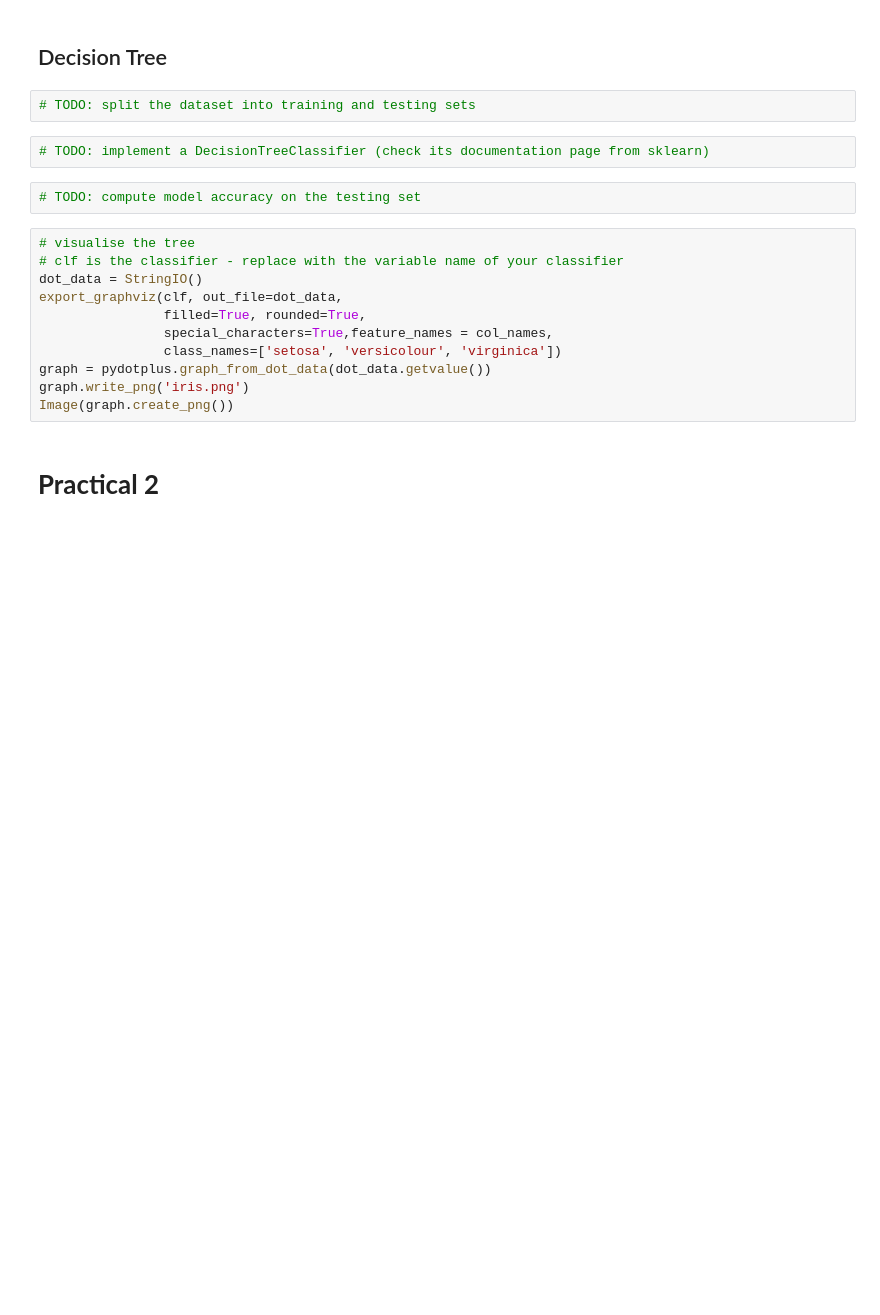
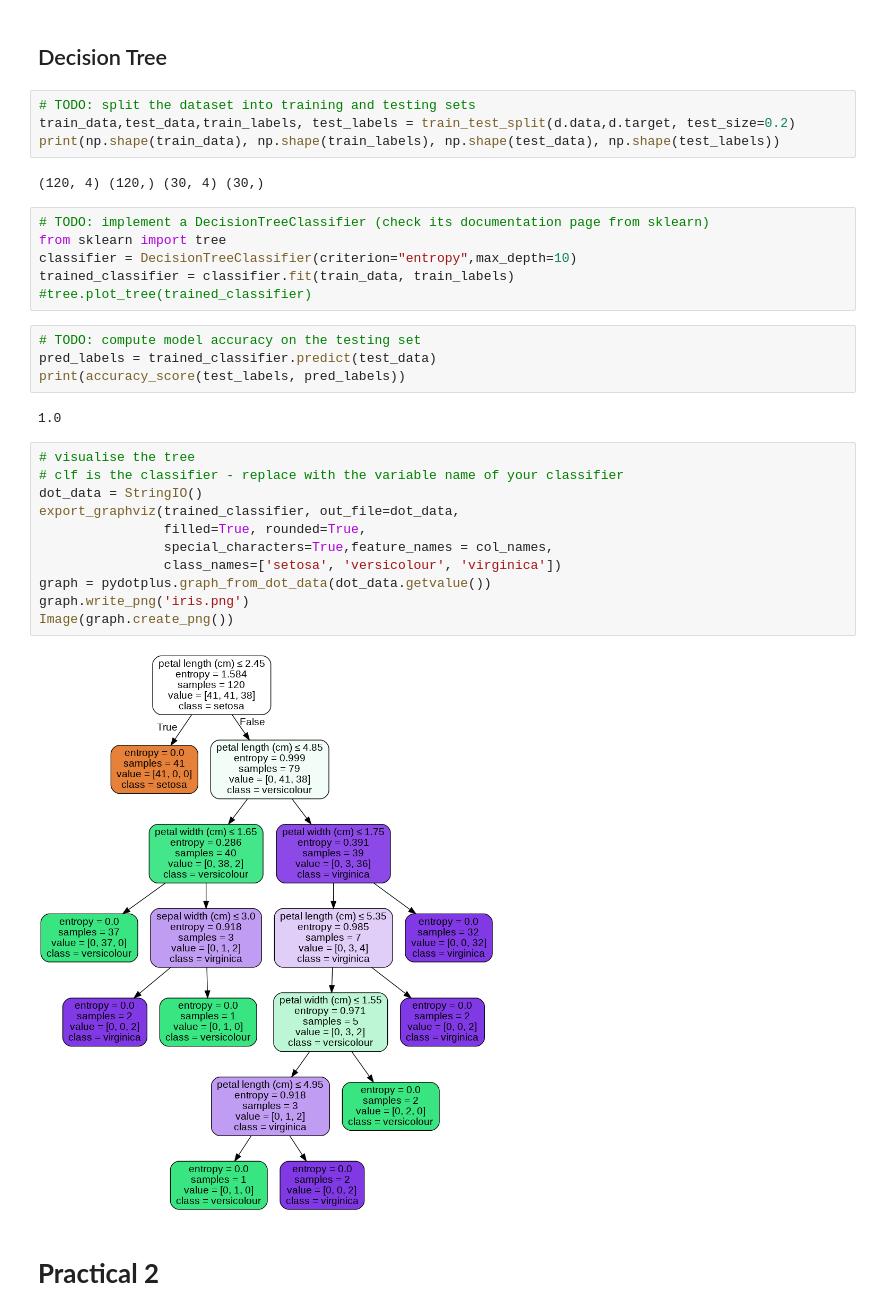
Before and after one commit to grohalex/IADS_SummerSchool, a Jupyter notebook: day5_Practical_Iris.ipynb, the cells around one changed output. Drawn from its saved outputs; the diff is of its cells as text; blank space fills up the shorter version.

```diff
--- a/day5_Practical_Iris.ipynb
+++ b/day5_Practical_Iris.ipynb
@@ -47,23 +80,37 @@ col_names
 # **Practical 1**
 # %% [markdown]
 ## Decision Tree
-# %%
-# TODO: split the dataset into training and testing sets
+# %%
+# TODO: split the dataset into training and testing sets
+train_data,test_data,train_labels, test_labels = train_test_split(d.data,d.target, test_size=0.2)
+print(np.shape(train_data), np.shape(train_labels), np.shape(test_data), np.shape(test_labels))
+# %% [output]
+(120, 4) (120,) (30, 4) (30,)
 # %%
 # TODO: implement a DecisionTreeClassifier (check its documentation page from sklearn)
+from sklearn import tree
+classifier = DecisionTreeClassifier(criterion="entropy",max_depth=10)
+trained_classifier = classifier.fit(train_data, train_labels)
+#tree.plot_tree(trained_classifier)
 # %%
 # TODO: compute model accuracy on the testing set
+pred_labels = trained_classifier.predict(test_data)
+print(accuracy_score(test_labels, pred_labels))
+# %% [output]
+1.0
 # %%
 # visualise the tree
 # clf is the classifier - replace with the variable name of your classifier
 dot_data = StringIO()
-export_graphviz(clf, out_file=dot_data,
+export_graphviz(trained_classifier, out_file=dot_data,
                 filled=True, rounded=True,
                 special_characters=True,feature_names = col_names,
                 class_names=['setosa', 'versicolour', 'virginica'])
 graph = pydotplus.graph_from_dot_data(dot_data.getvalue())
 graph.write_png('iris.png')
 Image(graph.create_png())
+# %% [output]
+[figure, added]
 # %% [markdown]
 # **Practical 2**
 # %% [markdown]
```
Also changed, not shown: parts of 6 cells of this notebook.
